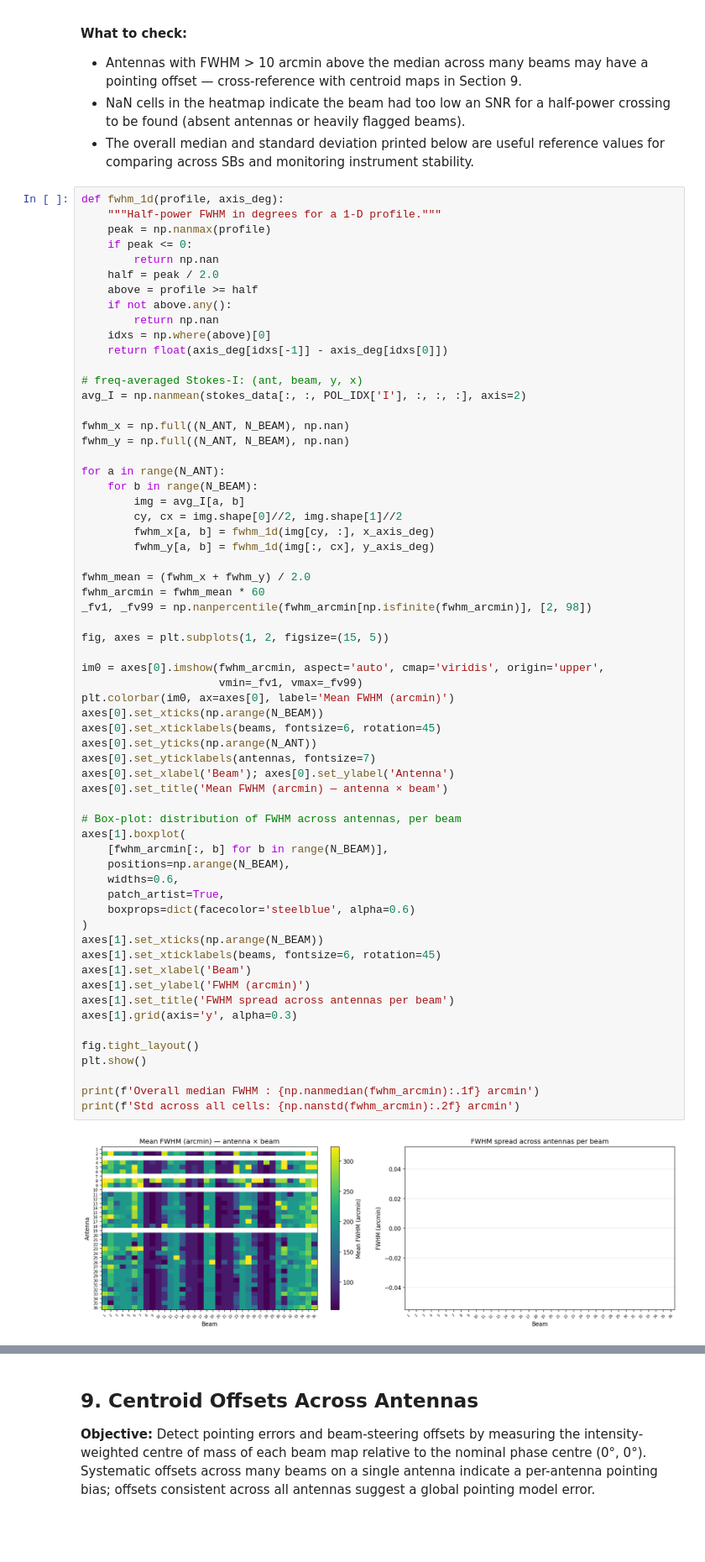
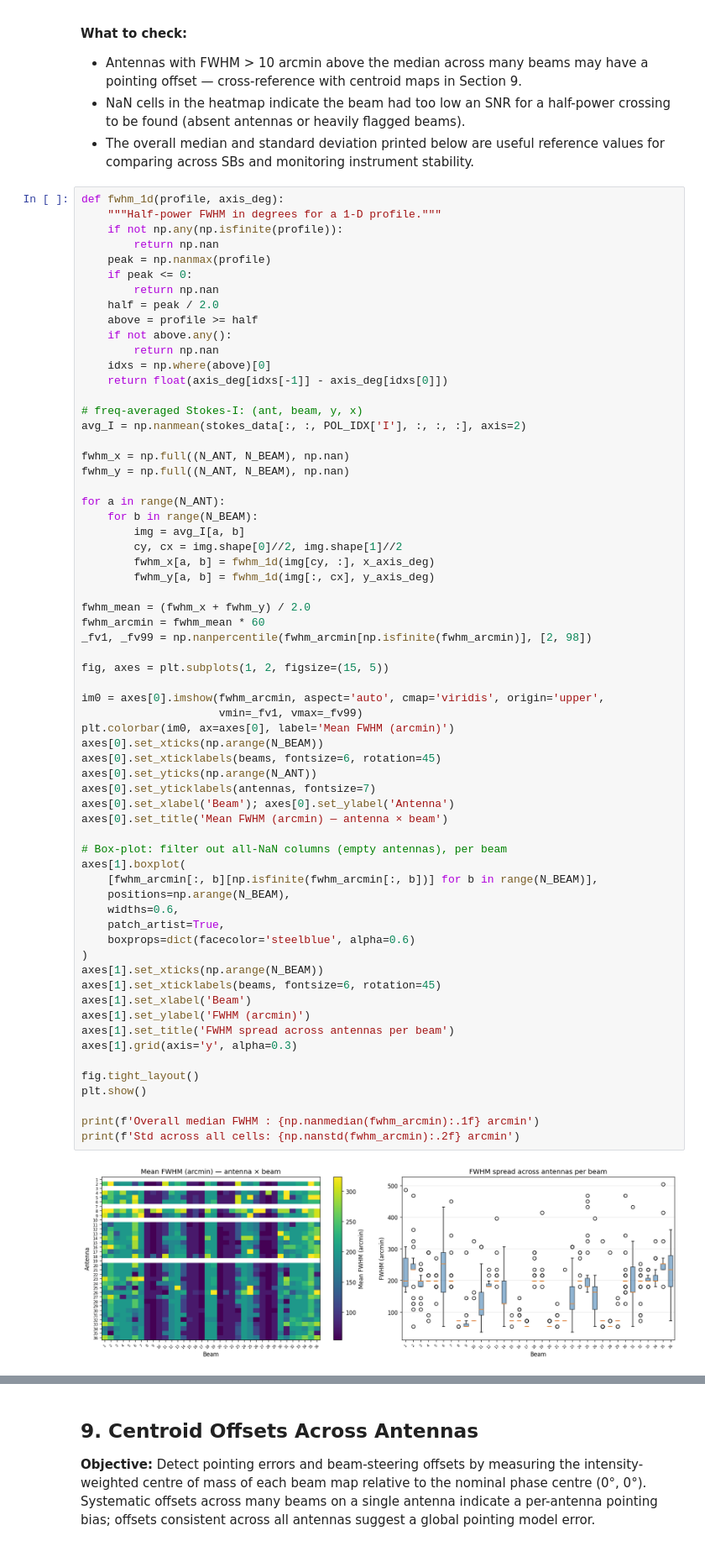
Before and after one commit to wasimraja81/askap-beam-analysis, a Jupyter notebook: holopy_hdf5_analysis.ipynb, the cells around one changed output, grey strips where cells are left out. Shown at 84% size. Saved outputs shown, nothing was run; the diff lists cells and outputs as text.

```diff
--- a/holopy_hdf5_analysis.ipynb
+++ b/holopy_hdf5_analysis.ipynb
@@ -527,6 +527,8 @@ For ASKAP Band 2 (~943 MHz) holography with the closepack-36 footprint:
 # %%
 def fwhm_1d(profile, axis_deg):
     """Half-power FWHM in degrees for a 1-D profile."""
+    if not np.any(np.isfinite(profile)):
+        return np.nan
     peak = np.nanmax(profile)
     if peak <= 0:
         return np.nan
@@ -558,36 +560,36 @@ fig, axes = plt.subplots(1, 2, figsize=(15, 5))
 
 im0 = axes[0].imshow(fwhm_arcmin, aspect='auto', cmap='viridis', origin='upper',
                      vmin=_fv1, vmax=_fv99)
 plt.colorbar(im0, ax=axes[0], label='Mean FWHM (arcmin)')
 axes[0].set_xticks(np.arange(N_BEAM))
 axes[0].set_xticklabels(beams, fontsize=6, rotation=45)
 axes[0].set_yticks(np.arange(N_ANT))
 axes[0].set_yticklabels(antennas, fontsize=7)
 axes[0].set_xlabel('Beam'); axes[0].set_ylabel('Antenna')
 axes[0].set_title('Mean FWHM (arcmin) — antenna × beam')
 
-# Box-plot: distribution of FWHM across antennas, per beam
+# Box-plot: filter out all-NaN columns (empty antennas), per beam
 axes[1].boxplot(
-    [fwhm_arcmin[:, b] for b in range(N_BEAM)],
+    [fwhm_arcmin[:, b][np.isfinite(fwhm_arcmin[:, b])] for b in range(N_BEAM)],
     positions=np.arange(N_BEAM),
     widths=0.6,
     patch_artist=True,
     boxprops=dict(facecolor='steelblue', alpha=0.6)
 )
 axes[1].set_xticks(np.arange(N_BEAM))
 axes[1].set_xticklabels(beams, fontsize=6, rotation=45)
 axes[1].set_xlabel('Beam')
 axes[1].set_ylabel('FWHM (arcmin)')
 axes[1].set_title('FWHM spread across antennas per beam')
 axes[1].grid(axis='y', alpha=0.3)
 
 fig.tight_layout()
 plt.show()
 
 print(f'Overall median FWHM : {np.nanmedian(fwhm_arcmin):.1f} arcmin')
 print(f'Std across all cells: {np.nanstd(fwhm_arcmin):.2f} arcmin')
 # %% [output]
-[figure, old version]
+[figure, new version]
 Overall median FWHM : 180.0 arcmin
 Std across all cells: 81.37 arcmin
 # %% [markdown]
```
Also changed, not shown: parts of 1 cell of this notebook.
